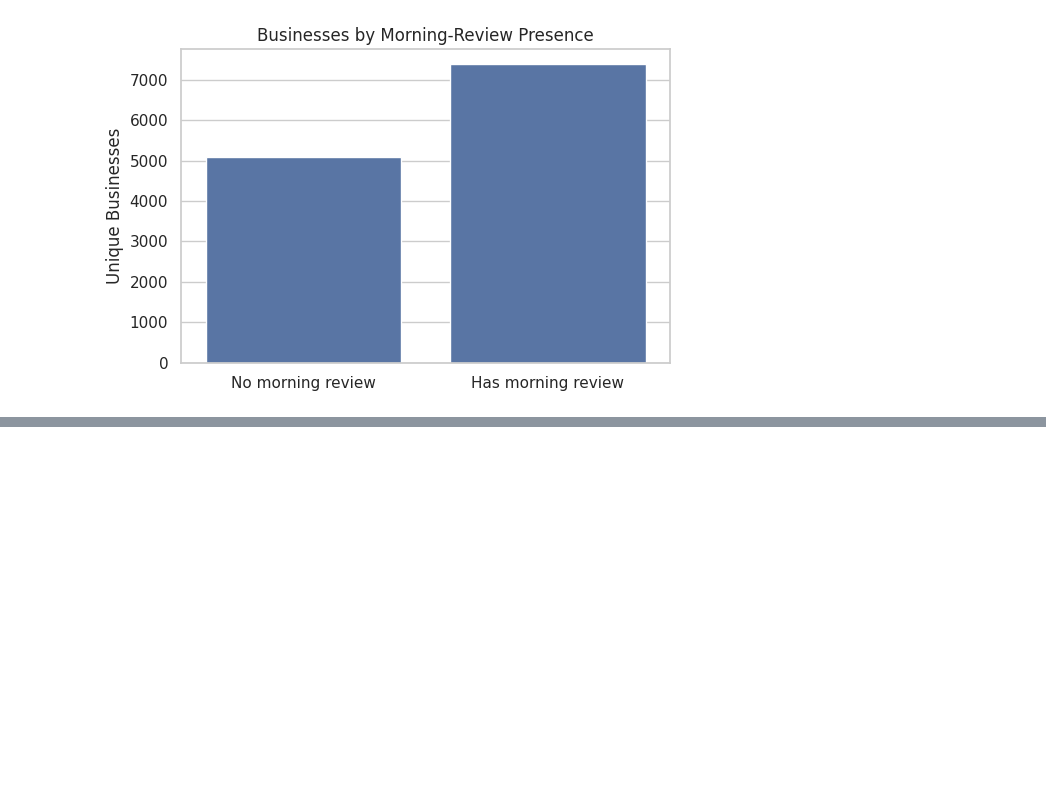
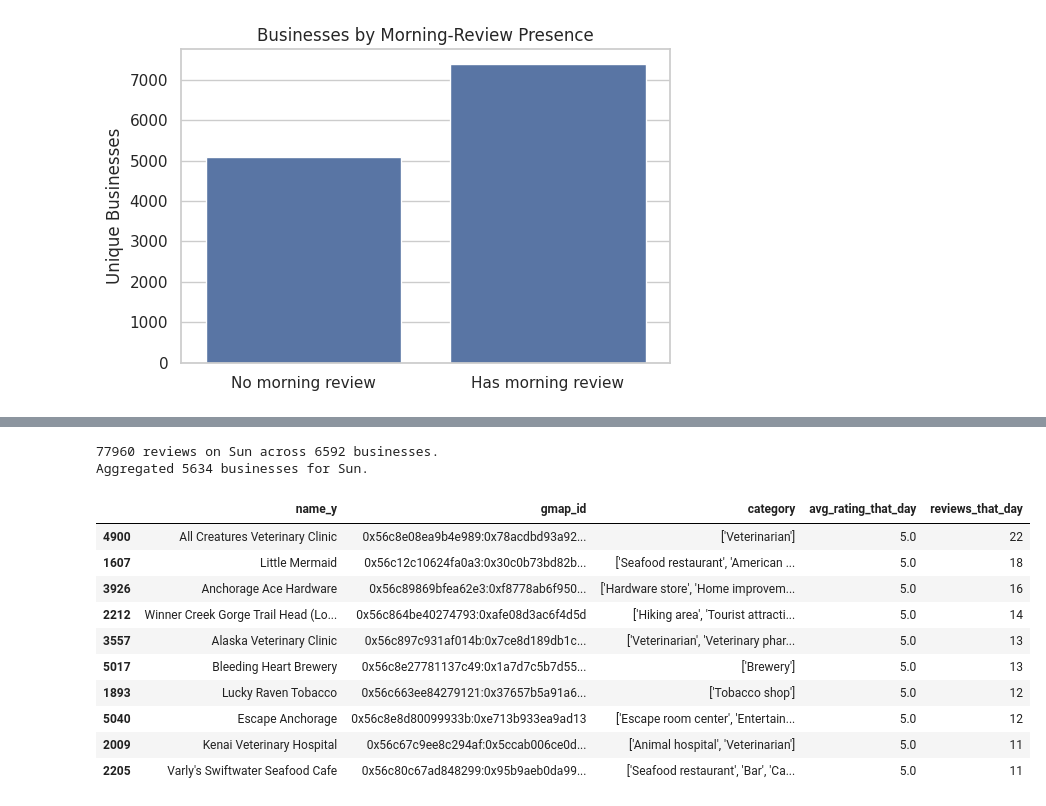
Before and after one commit to PhaniKiranH/sig742-end-term-assessment, a Jupyter notebook: SIT742Task2_Group5.ipynb, the cells around one changed output, grey strips where cells are left out. Cells and saved outputs as stored; diff of their text form; code cells hidden in the pictures; blank space fills up the shorter version.

```diff
--- a/SIT742Task2_Group5.ipynb
+++ b/SIT742Task2_Group5.ipynb
@@ -384,0 +452,38 @@ Unique businesses with morning review: 7382
+# %%
+# filter reviews to best day from 1.3.1
+target_weekday  = int(best_day["weekday"])
+target_day_name = best_day["day_name"]
+df_day = df_joined[df_joined["weekday"] == target_weekday].copy()
+
+# convert ratings to numeric
+df_day["rating_num"] = pd.to_numeric(df_day["rating"], errors="coerce")
+print(f"{len(df_day)} reviews on {target_day_name} across {df_day['gmap_id'].nunique()} businesses.")
+
+# Average rating per business on the target day
+agg = (df_day
+       .groupby(["gmap_id", "name_y", "category"], as_index=False)
+       .agg(
+           avg_rating_that_day=("rating_num", "mean"),
+           reviews_that_day   =("rating_num", "count")
+       ))
+
+print(f"Aggregated {agg.shape[0]} businesses for {target_day_name}.")
+
+# pick all businesses tied for the highest average rating
+max_avg = agg["avg_rating_that_day"].max()
+top_businesses = (agg.loc[agg["avg_rating_that_day"].eq(max_avg)].sort_values(["avg_rating_that_day", "reviews_that_day"], ascending=[False, False]))
+top_businesses[["name_y", "gmap_id", "category", "avg_rating_that_day", "reviews_that_day"]].head(10)
+# %% [output]
+77960 reviews on Sun across 6592 businesses.
+Aggregated 5634 businesses for Sun.
+|  | name_y | gmap_id | category | avg_rating_that_day | reviews_that_day |
+| 4900 | All Creatures Veterinary Clinic | 0x56c8e08ea9b4e989:0x78acdbd93a92... | ['Veterinarian'] | 5.0 | 22 |
+| 1607 | Little Mermaid | 0x56c12c10624fa0a3:0x30c0b73bd82b... | ['Seafood restaurant', 'American ... | 5.0 | 18 |
+| 3926 | Anchorage Ace Hardware | 0x56c89869bfea62e3:0xf8778ab6f950... | ['Hardware store', 'Home improvem... | 5.0 | 16 |
+| 2212 | Winner Creek Gorge Trail Head (Lo... | 0x56c864be40274793:0xafe08d3ac6f4d5d | ['Hiking area', 'Tourist attracti... | 5.0 | 14 |
+| 3557 | Alaska Veterinary Clinic | 0x56c897c931af014b:0x7ce8d189db1c... | ['Veterinarian', 'Veterinary phar... | 5.0 | 13 |
+| 5017 | Bleeding Heart Brewery | 0x56c8e27781137c49:0x1a7d7c5b7d55... | ['Brewery'] | 5.0 | 13 |
+| 1893 | Lucky Raven Tobacco | 0x56c663ee84279121:0x37657b5a91a6... | ['Tobacco shop'] | 5.0 | 12 |
+| 5040 | Escape Anchorage | 0x56c8e8d80099933b:0xe713b933ea9ad13 | ['Escape room center', 'Entertain... | 5.0 | 12 |
+| 2009 | Kenai Veterinary Hospital | 0x56c67c9ee8c294af:0x5ccab006ce0d... | ['Animal hospital', 'Veterinarian'] | 5.0 | 11 |
+| 2205 | Varly's Swiftwater Seafood Cafe | 0x56c80c67ad848299:0x95b9aeb0da99... | ['Seafood restaurant', 'Bar', 'Ca... | 5.0 | 11 |
```
Also changed, not shown: parts of 8 cells of this notebook.
